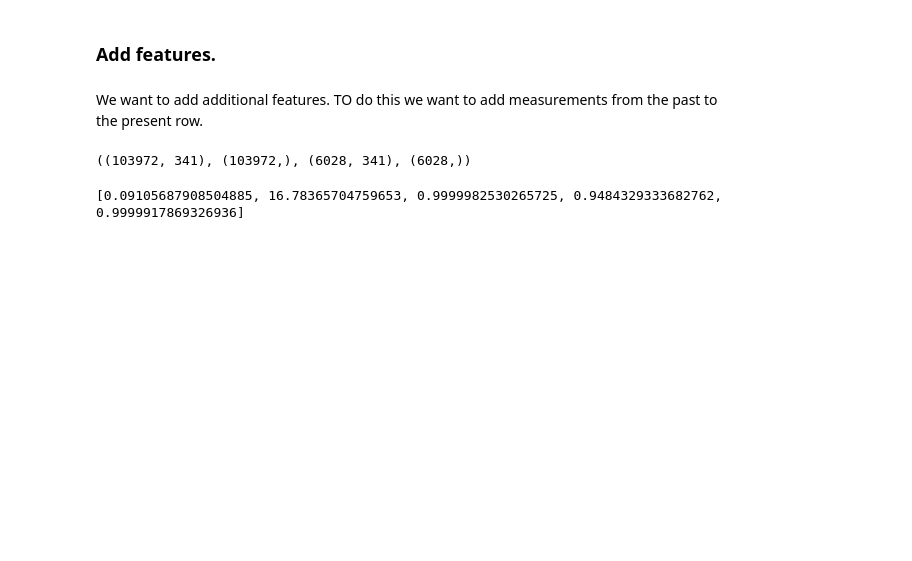
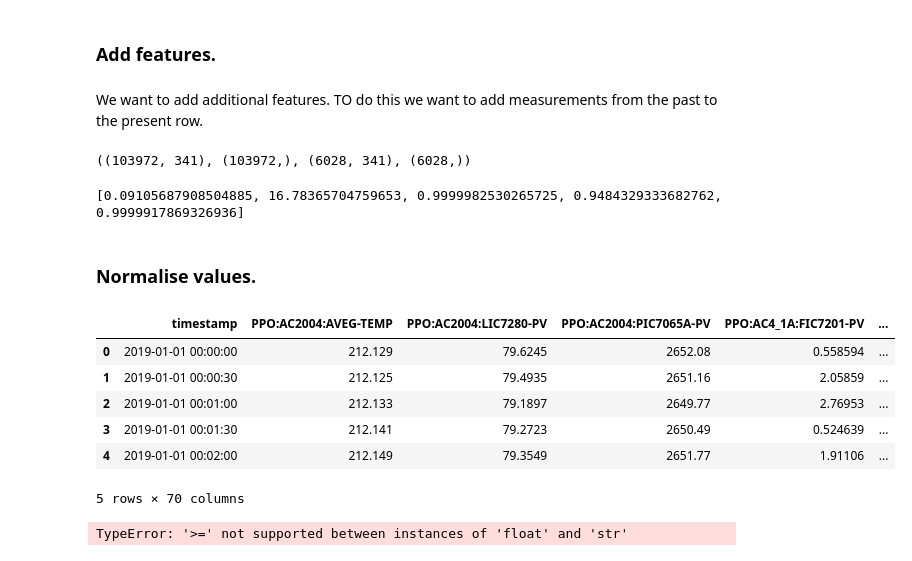
Before and after one commit to dabiged/TametheTemp, a Jupyter notebook: Data_investigations.ipynb, the cells around one changed output. Cells and saved outputs as stored; diff of their text form; code cells hidden in the pictures; blank space fills up the shorter version.

```diff
--- a/Data_investigations.ipynb
+++ b/Data_investigations.ipynb
@@ -282,3 +282,15 @@ for col in df_raw.columns.values[2:]:
     df_raw=add_ts_col(df_raw,col,2)
 # %%
 df_raw.T
+# %% [markdown]
+### Normalise values.
+# %%
+df.head()
+# %% [output]
+|  | timestamp | PPO:AC2004:AVEG-TEMP | PPO:AC2004:LIC7280-PV | PPO:AC2004:PIC7065A-PV | PPO:AC4_1A:FIC7201-PV | ... |
+| 0 | 2019-01-01 00:00:00 | 212.129 | 79.6245 | 2652.08 | 0.558594 | ... |
+| 1 | 2019-01-01 00:00:30 | 212.125 | 79.4935 | 2651.16 | 2.05859 | ... |
+| 2 | 2019-01-01 00:01:00 | 212.133 | 79.1897 | 2649.77 | 2.76953 | ... |
+| 3 | 2019-01-01 00:01:30 | 212.141 | 79.2723 | 2650.49 | 0.524639 | ... |
+| 4 | 2019-01-01 00:02:00 | 212.149 | 79.3549 | 2651.77 | 1.91106 | ... |
+5 rows × 70 columns
@@ -284,0 +305,4 @@ df_raw.T
+# %%
+normalize(df[['PPO:AC2004:AVEG-TEMP']])
+# %% [output]
+TypeError: '>=' not supported between instances of 'float' and 'str'
```
Also changed, not shown: parts of 4 cells of this notebook, 1 other file.
